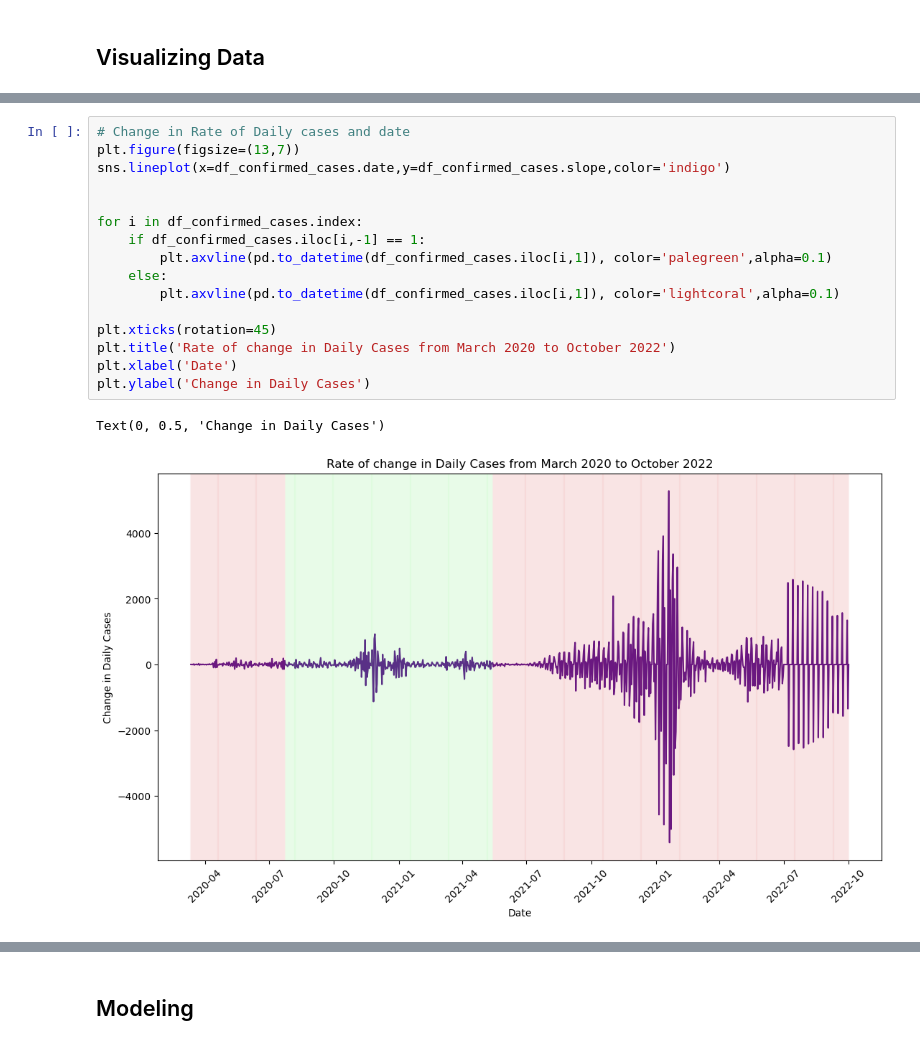
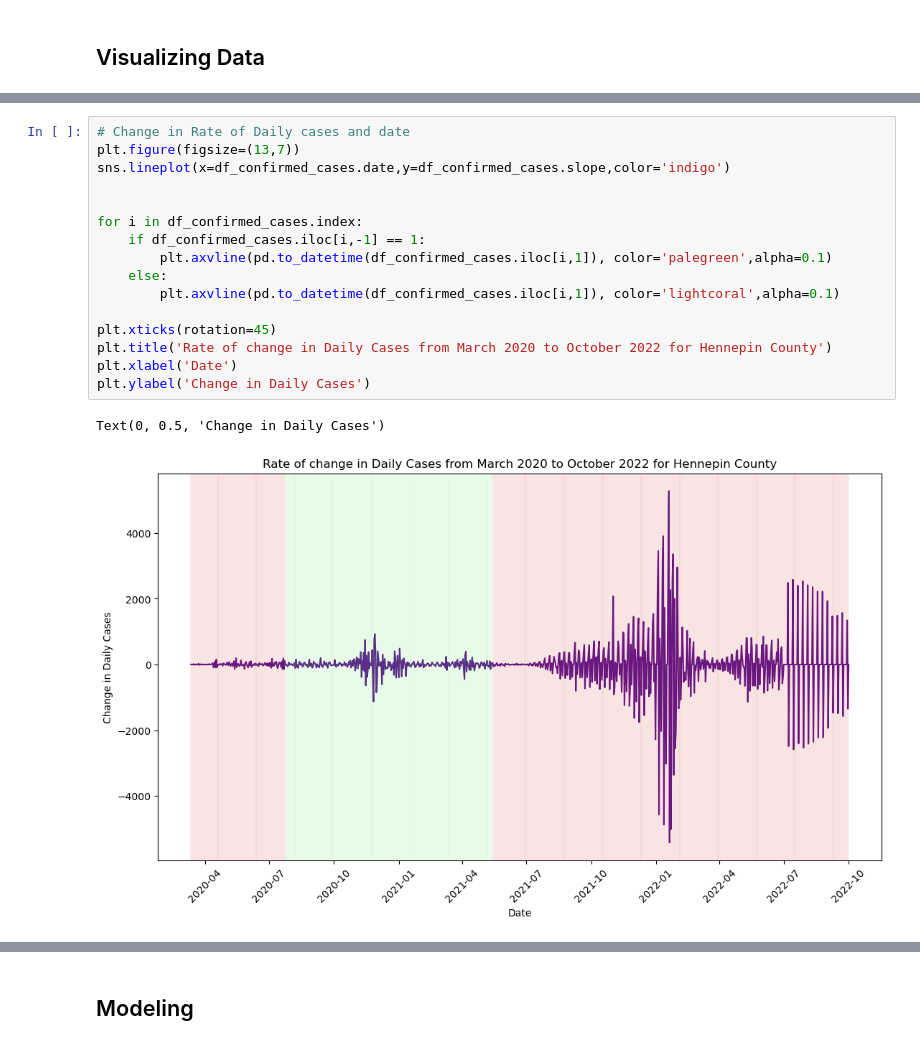
Before and after one commit to AnaghaBandaru/Covid-19-Analysis, a Jupyter notebook: covid_19_analysis.ipynb, the cells around one changed output, grey strips where cells are left out. Drawn from its saved outputs; the diff is of its cells as text.

```diff
--- a/covid_19_analysis.ipynb
+++ b/covid_19_analysis.ipynb
@@ -353,22 +356,22 @@ Text(0, 0.5, 'New Daily Cases')
 # %%
 # Change in Rate of Daily cases and date
 plt.figure(figsize=(13,7))
 sns.lineplot(x=df_confirmed_cases.date,y=df_confirmed_cases.slope,color='indigo')
 
 
 for i in df_confirmed_cases.index:
     if df_confirmed_cases.iloc[i,-1] == 1:
         plt.axvline(pd.to_datetime(df_confirmed_cases.iloc[i,1]), color='palegreen',alpha=0.1)
     else:
         plt.axvline(pd.to_datetime(df_confirmed_cases.iloc[i,1]), color='lightcoral',alpha=0.1)
 
 plt.xticks(rotation=45)
-plt.title('Rate of change in Daily Cases from March 2020 to October 2022')
+plt.title('Rate of change in Daily Cases from March 2020 to October 2022 for Hennepin County')
 plt.xlabel('Date')
 plt.ylabel('Change in Daily Cases')
 # %% [output]
 Text(0, 0.5, 'Change in Daily Cases')
-[figure, old version]
+[figure, new version]
 # %%
 # 14 Day Average and date
 plt.figure(figsize=(13,7))
```
Also changed, not shown: parts of 10 cells of this notebook, 6 other files.
